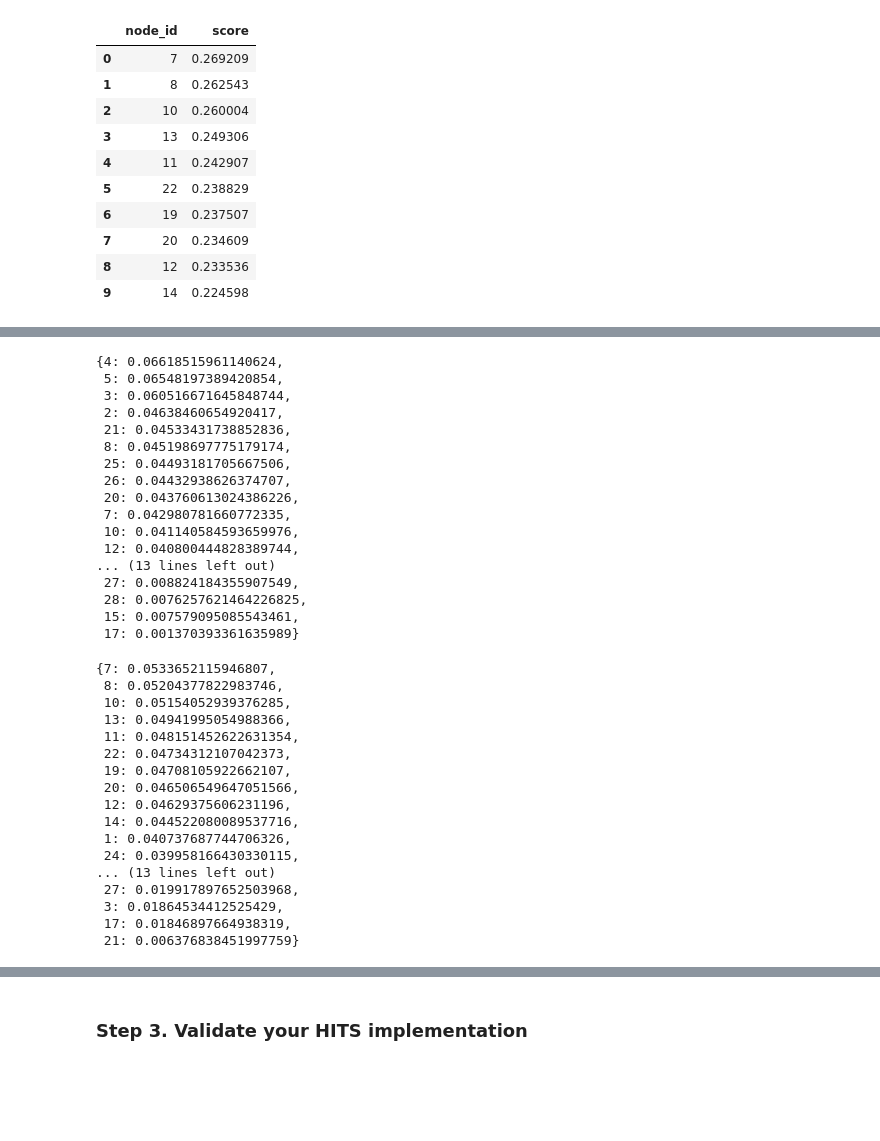
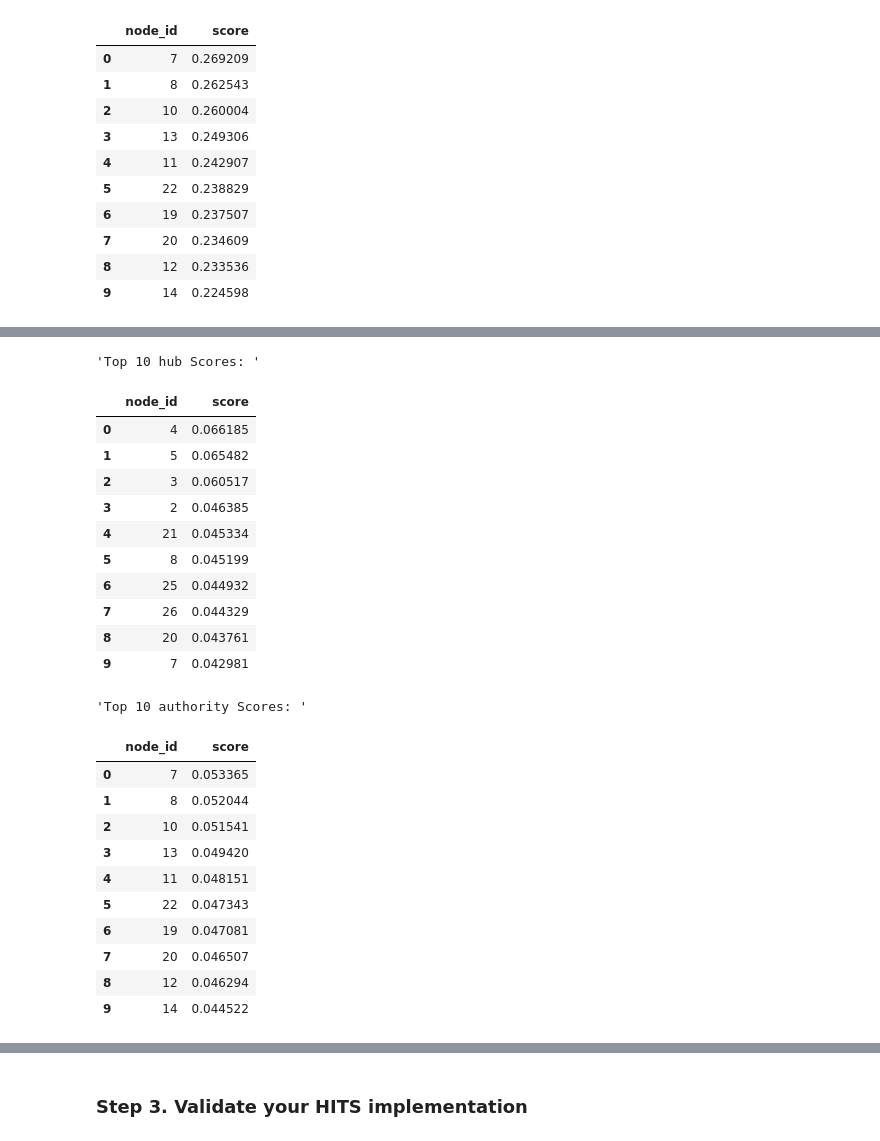
Before and after one commit to BiancaBenelli/Mining_massive_datasets, a Jupyter notebook: hubs_and_authorities/Session 4. Tutorial on HITS.ipynb, the cells around one changed output, grey strips where cells are left out. Saved outputs shown, nothing was run; the diff lists cells and outputs as text; code cells hidden in the pictures; blank space fills up the shorter version.

```diff
--- a/hubs_and_authorities/Session 4. Tutorial on HITS.ipynb
+++ b/hubs_and_authorities/Session 4. Tutorial on HITS.ipynb
@@ -222,41 +224,35 @@ hubs, authorities = nx.hits(G, max_iter = 100, normalized = True, tol=1e-9)
 # %%
 import operator
-sorted_hubs = dict(sorted(hubs.items(), key=operator.itemgetter(1),reverse=True))
-sorted_aut = dict(sorted(authorities.items(), key=operator.itemgetter(1),reverse=True))
-display(sorted_hubs)
-display(sorted_aut)
+# I sort the results and get the top tens only
+sorted_hubs = dict(sorted(hubs.items(), key=operator.itemgetter(1),reverse=True)[:10])
+sorted_aut = dict(sorted(authorities.items(), key=operator.itemgetter(1),reverse=True)[:10])
+
+hubs_df = pd.DataFrame(list(sorted_hubs.items()), columns=['node_id', 'score'])
+aut_df = pd.DataFrame(list(sorted_aut.items()), columns=['node_id', 'score'])
+display("Top 10 hub Scores: ", hubs_df)
+display("Top 10 authority Scores: ", aut_df)
 # %% [output]
-{4: 0.06618515961140624,
- 5: 0.06548197389420854,
- 3: 0.060516671645848744,
- 2: 0.04638460654920417,
- 21: 0.04533431738852836,
- 8: 0.045198697775179174,
- 25: 0.04493181705667506,
- 26: 0.04432938626374707,
- 20: 0.043760613024386226,
- 7: 0.042980781660772335,
- 10: 0.041140584593659976,
- 12: 0.040800444828389744,
-... (13 lines left out)
- 27: 0.008824184355907549,
- 28: 0.0076257621464226825,
- 15: 0.007579095085543461,
- 17: 0.001370393361635989}
+'Top 10 hub Scores: '
+|  | node_id | score |
+| 0 | 4 | 0.066185 |
+| 1 | 5 | 0.065482 |
+| 2 | 3 | 0.060517 |
+| 3 | 2 | 0.046385 |
+| 4 | 21 | 0.045334 |
+| 5 | 8 | 0.045199 |
+| 6 | 25 | 0.044932 |
+| 7 | 26 | 0.044329 |
+| 8 | 20 | 0.043761 |
+| 9 | 7 | 0.042981 |
-{7: 0.0533652115946807,
- 8: 0.05204377822983746,
- 10: 0.05154052939376285,
- 13: 0.04941995054988366,
- 11: 0.048151452622631354,
- 22: 0.04734312107042373,
- 19: 0.04708105922662107,
- 20: 0.046506549647051566,
- 12: 0.04629375606231196,
- 14: 0.044522080089537716,
- 1: 0.040737687744706326,
- 24: 0.039958166430330115,
-... (13 lines left out)
- 27: 0.019917897652503968,
- 3: 0.01864534412525429,
- 17: 0.01846897664938319,
- 21: 0.006376838451997759}
+'Top 10 authority Scores: '
+|  | node_id | score |
+| 0 | 7 | 0.053365 |
+| 1 | 8 | 0.052044 |
+| 2 | 10 | 0.051541 |
+| 3 | 13 | 0.049420 |
+| 4 | 11 | 0.048151 |
+| 5 | 22 | 0.047343 |
+| 6 | 19 | 0.047081 |
+| 7 | 20 | 0.046507 |
+| 8 | 12 | 0.046294 |
+| 9 | 14 | 0.044522 |
```
Also changed, not shown: parts of 15 cells of this notebook, 2 other files.
